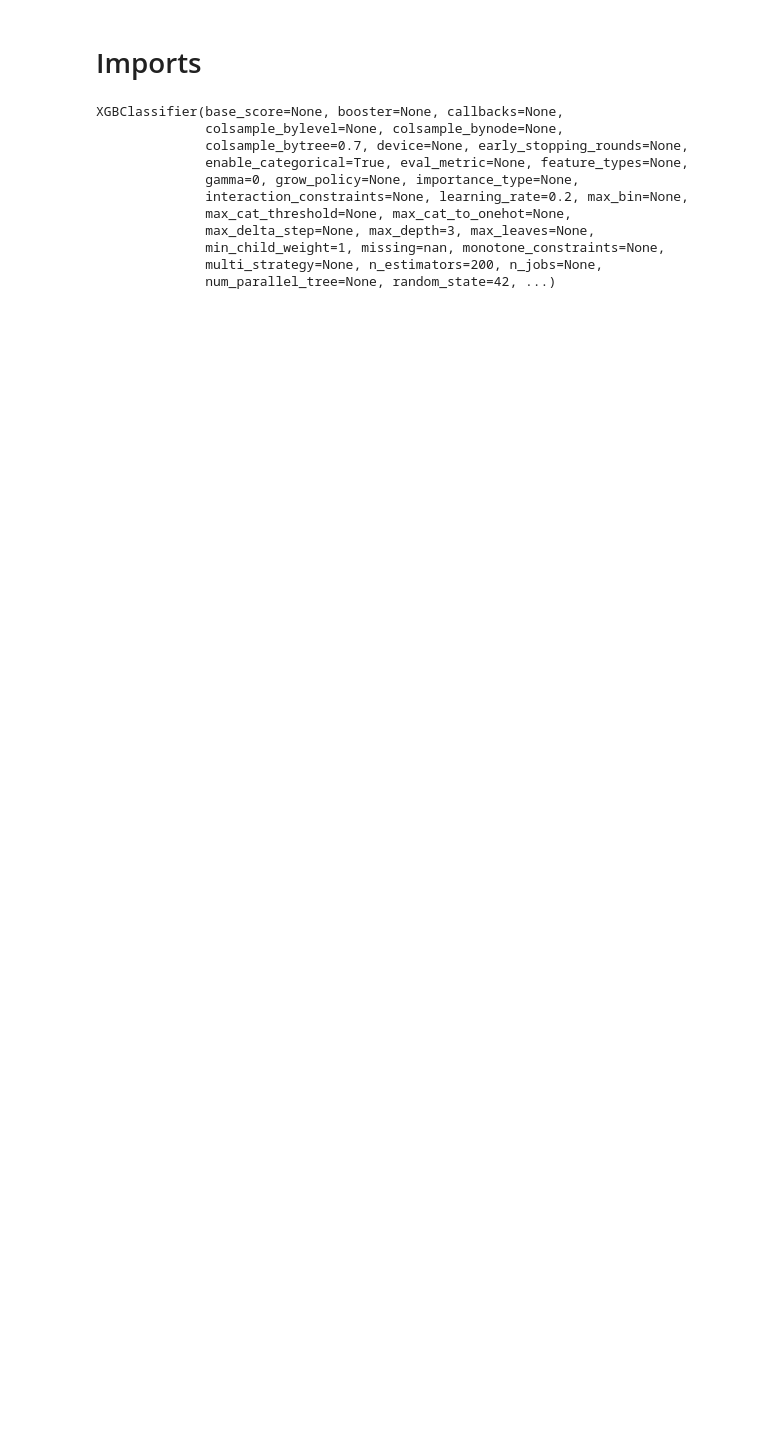
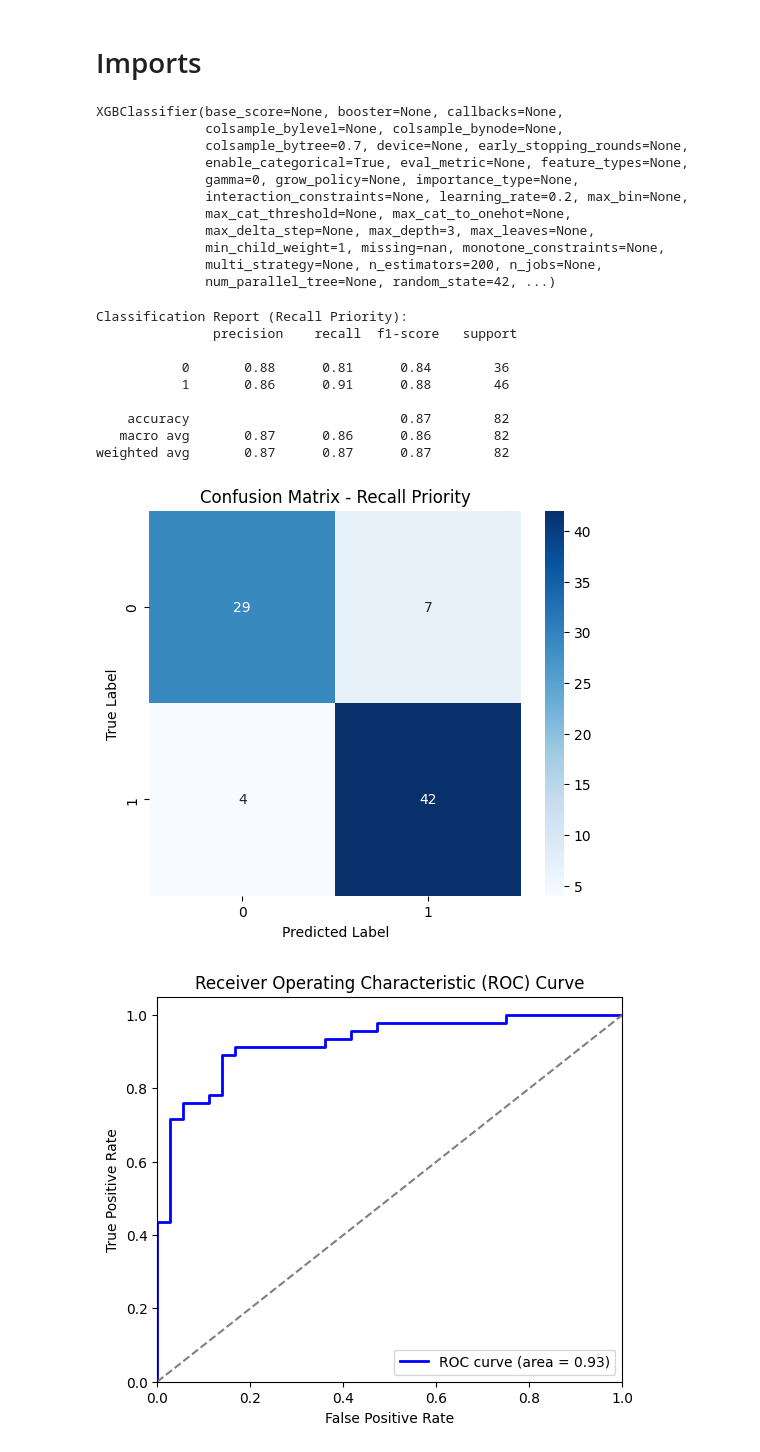
Before and after one commit to therealmanraj/Vietnam-Dialysis-Analysis-and-Model, a Jupyter notebook: AWS/testing files/XGBAKI.ipynb, the cells around one changed output. Cells and saved outputs as stored; diff of their text form; code cells hidden in the pictures; blank space fills up the shorter version.

Commit message:
Update with clean files

```diff
--- a/AWS/testing files/XGBAKI.ipynb
+++ b/AWS/testing files/XGBAKI.ipynb
@@ -12,3 +21,3 @@ from xgboost import XGBClassifier
 warnings.filterwarnings("ignore")
 # %%
-df = pd.read_csv('Cleaned.csv')
+df = pd.read_csv('data_clean_name.csv')
@@ -14,0 +47,4 @@ df = pd.read_csv('Cleaned.csv')
+# %%
+columns_to_impute = ["Respiratory Rate", "Albumin", 'Bilirubin', 'Procalcitonin', 'HCO3']
+
+df[columns_to_impute] = df.groupby(["Gender", "Hypertension", "Outcome of acute kidney injury"])[columns_to_impute].transform(lambda x: x.fillna(x.median()))
@@ -15,3 +83,15 @@ df = pd.read_csv('Cleaned.csv')
+# %%
+df1 = df.iloc[:98, :].copy()
+df2 = df.iloc[99:210, :].copy()
+df3 = df.iloc[211:411, :].copy()
+df4 = df.iloc[412:531, :].copy()
+# %%
+df1 = remove_outliers(df1)
+df2 = remove_outliers(df2)
+df3 = remove_outliers(df3)
+df4 = remove_outliers(df4)
+
+df = pd.concat([df1,df2,df3,df4])
 # %%
 X = df[
     [
@@ -64,3 +144,45 @@ y_scores = best_model.predict_proba(X_test)[:, 1]
 
 threshold_recall = 0.33
 y_pred_adjusted = (y_scores >= threshold_recall).astype(int)
+# %%
+accuracy = accuracy_score(y_pred_adjusted, y_test)
+
+# Compute confusion matrix and classification report for recall-prioritized model
+cm_recall = confusion_matrix(y_test, y_pred_adjusted)
+print("Classification Report (Recall Priority):\n", classification_report(y_test, y_pred_adjusted))
+
+# Plot confusion matrix
+plt.figure(figsize=(6, 5))
+sns.heatmap(cm_recall, annot=True, fmt='d', cmap='Blues', xticklabels=[0,1], yticklabels=[0,1])
+plt.xlabel("Predicted Label")
+plt.ylabel("True Label")
+plt.title("Confusion Matrix - Recall Priority")
+plt.show()
+
+# Compute ROC curve and AUC score
+fpr, tpr, _ = roc_curve(y_test, y_scores)
+roc_auc = auc(fpr, tpr)
+
+# Plot ROC Curve
+plt.figure(figsize=(6, 5))
+plt.plot(fpr, tpr, color='blue', lw=2, label=f'ROC curve (area = {roc_auc:.2f})')
+plt.plot([0, 1], [0, 1], color='grey', linestyle='--')  # Random classifier
+plt.xlim([0.0, 1.0])
+plt.ylim([0.0, 1.05])
+plt.xlabel('False Positive Rate')
+plt.ylabel('True Positive Rate')
+plt.title('Receiver Operating Characteristic (ROC) Curve')
+plt.legend(loc="lower right")
+plt.show()
+# %% [output]
+Classification Report (Recall Priority):
+               precision    recall  f1-score   support
+
+           0       0.88      0.81      0.84        36
+           1       0.86      0.91      0.88        46
+
+    accuracy                           0.87        82
+   macro avg       0.87      0.86      0.86        82
+weighted avg       0.87      0.87      0.87        82
+[figure, added]
+[figure, added]
```
Also changed, not shown: parts of 7 cells of this notebook, 6 other files.
